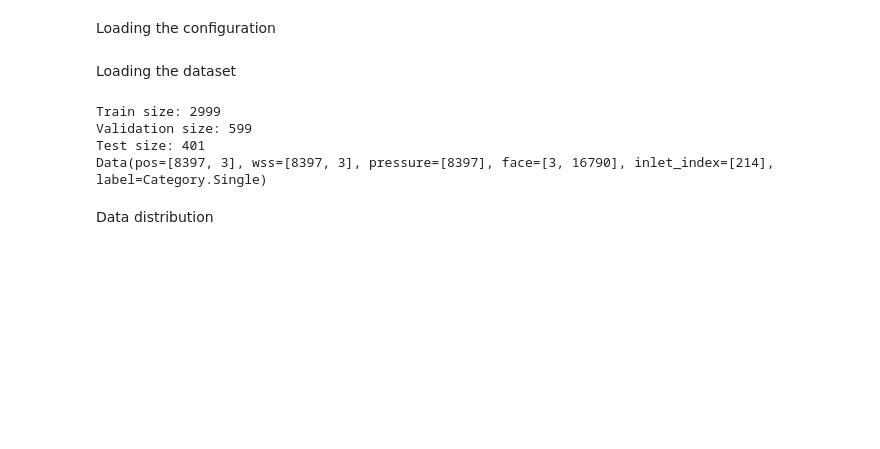
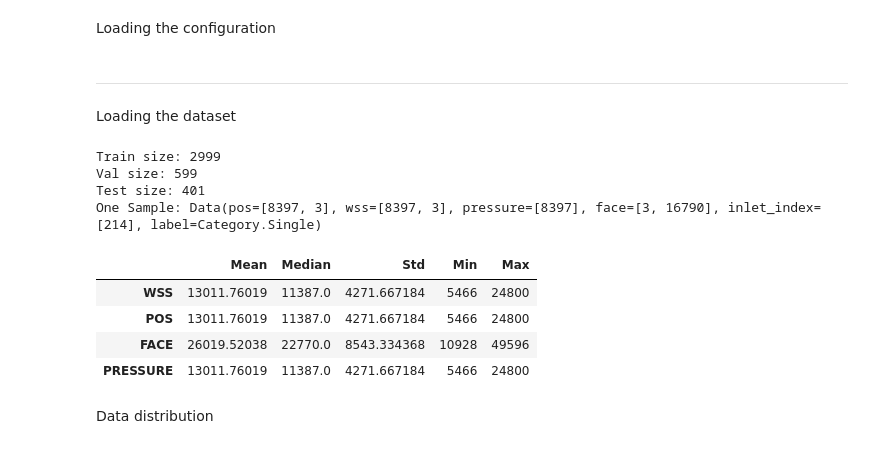
Before and after one commit to DaniAffCH/Vessel-Geometric-Transformers, a Jupyter notebook: main.ipynb, the cells around one changed output. Cells and saved outputs as stored; diff of their text form; code cells hidden in the pictures; blank space fills up the shorter version.

Commit message:
hyperparameter optimization + dataset shapes

```diff
--- a/main.ipynb
+++ b/main.ipynb
@@ -34,21 +34,26 @@ dataset_config: DatasetConfig = config.dataset
 trainer_config: TrainerConfig = config.trainer
 baseline_config: BaselineConfig = config.baseline
 gatr_config: GatrConfig = config.gatr
+# %% [markdown]
+---
 # %% [markdown]
 Loading the dataset
-# %%
-from src.data import VesselDataModule
-
-data = VesselDataModule(dataset_config)
-print(f'Train size: {len(data.train_set)}')
-print(f'Validation size: {len(data.val_set)}')
-print(f'Test size: {len(data.test_set)}')
-print(data.train_set[2])
-# %% [output]
-Train size: 2999
-Validation size: 599
-Test size: 401
-Data(pos=[8397, 3], wss=[8397, 3], pressure=[8397], face=[3, 16790], inlet_index=[214], label=Category.Single)
+# %%
+from src.data import VesselDataModule
+from src.utils.data_analysis import data_info
+
+data = VesselDataModule(dataset_config)
+data_info(data)
+# %% [output]
+Train size: 2999
+Val size: 599
+Test size: 401
+One Sample: Data(pos=[8397, 3], wss=[8397, 3], pressure=[8397], face=[3, 16790], inlet_index=[214], label=Category.Single)
+|  | Mean | Median | Std | Min | Max |
+| WSS | 13011.76019 | 11387.0 | 4271.667184 | 5466 | 24800 |
+| POS | 13011.76019 | 11387.0 | 4271.667184 | 5466 | 24800 |
+| FACE | 26019.52038 | 22770.0 | 8543.334368 | 10928 | 49596 |
+| PRESSURE | 13011.76019 | 11387.0 | 4271.667184 | 5466 | 24800 |
 # %% [markdown]
 Data distribution
 # %%
```
Also changed, not shown: parts of 15 cells of this notebook, 9 other files.
